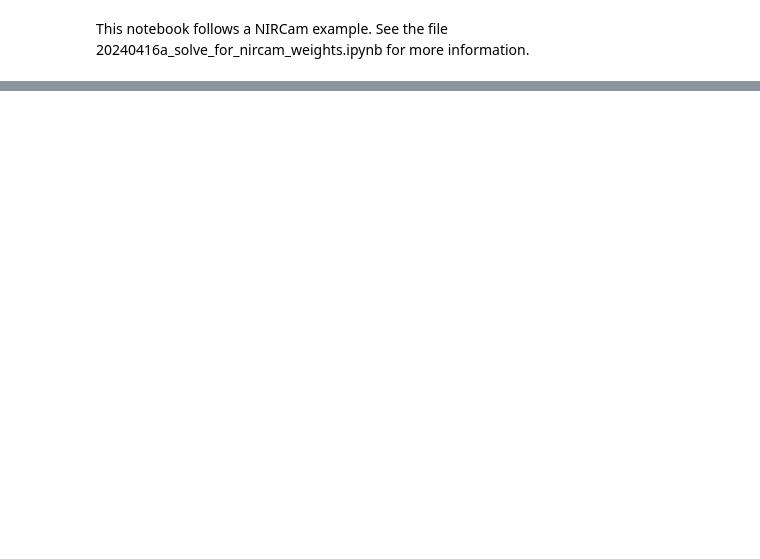
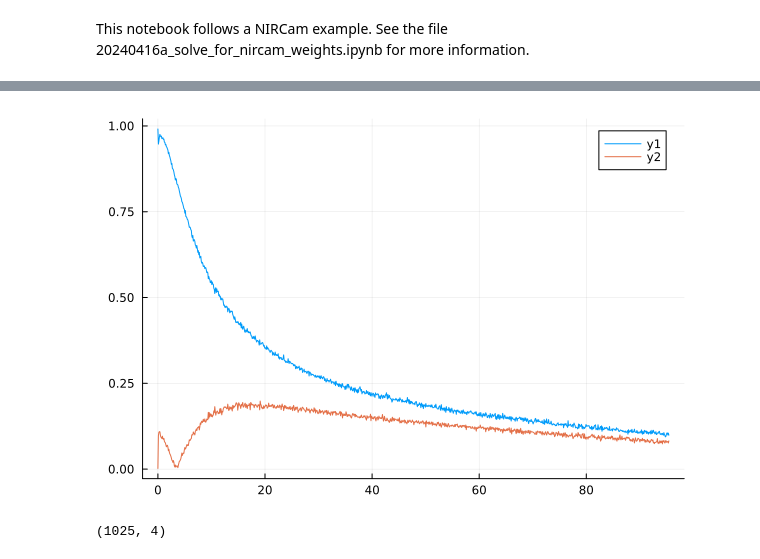
Before and after one commit to BJRauscher/SIRS, a Jupyter notebook: Notebooks/20240430a_solve_for_niriss_weights.ipynb, the cells around one changed output, grey strips where cells are left out. Drawn from its saved outputs; the diff is of its cells as text; code cells hidden in the pictures; blank space fills up the shorter version.

```diff
--- a/Notebooks/20240430a_solve_for_niriss_weights.ipynb
+++ b/Notebooks/20240430a_solve_for_niriss_weights.ipynb
@@ -56,2 +59,9 @@ scatter!(x[2:end], ps_𝓷[2:end,1], xaxis=:log10, yaxis=:log10)
 # %%
-plot(x,abs.(ζ))
+op = 1
+plot(x,[abs.(γ[:,op]),abs.(ζ[:,op])])
+# %% [output]
+[figure, added]
+# %%
+size(ζ)
+# %% [output]
+(1025, 4)
```
Also changed, not shown: parts of 3 cells of this notebook, 1 other file.
